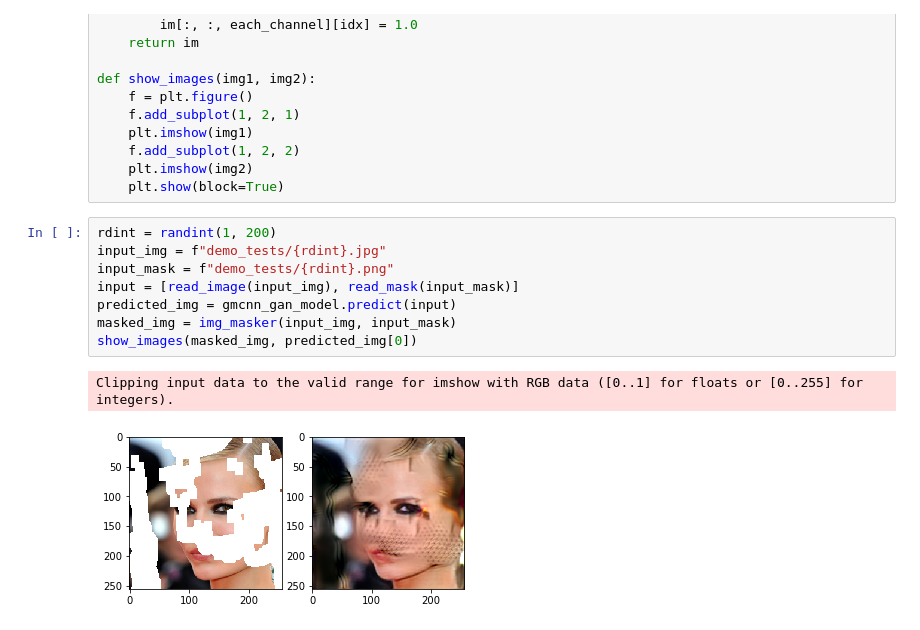
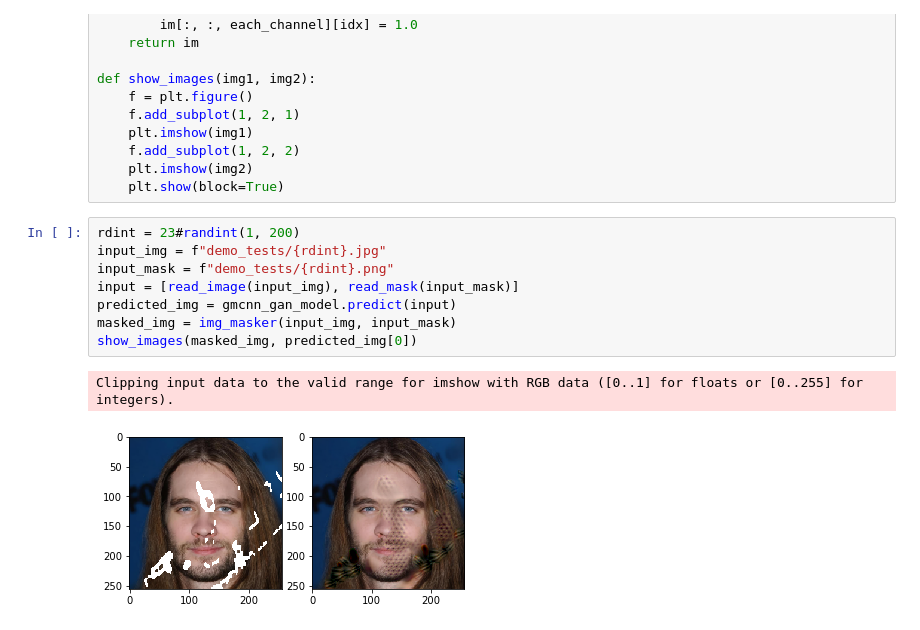
Before and after one commit to krishnachaitanya9/inpainting-gmcnn-keras, a Jupyter notebook: Image-Inpainting-Demo.ipynb, the cells around one changed output. Drawn from its saved outputs; the diff is of its cells as text.

```diff
--- a/Image-Inpainting-Demo.ipynb
+++ b/Image-Inpainting-Demo.ipynb
@@ -106,16 +106,16 @@ def show_images(img1, img2):
     plt.imshow(img2)
     plt.show(block=True)
 # %%
-rdint = randint(1, 200)
+rdint = 23#randint(1, 200)
 input_img = f"demo_tests/{rdint}.jpg"
 input_mask = f"demo_tests/{rdint}.png"
 input = [read_image(input_img), read_mask(input_mask)]
 predicted_img = gmcnn_gan_model.predict(input)
 masked_img = img_masker(input_img, input_mask)
 show_images(masked_img, predicted_img[0])
 # %% [output]
 Clipping input data to the valid range for imshow with RGB data ([0..1] for floats or [0..255] for integers).
-[figure, old version]
+[figure, new version]
 # %%
 psnr_list = []
 for i in range(1, 201):
```
Also changed, not shown: parts of 2 cells of this notebook, 2 other files.
